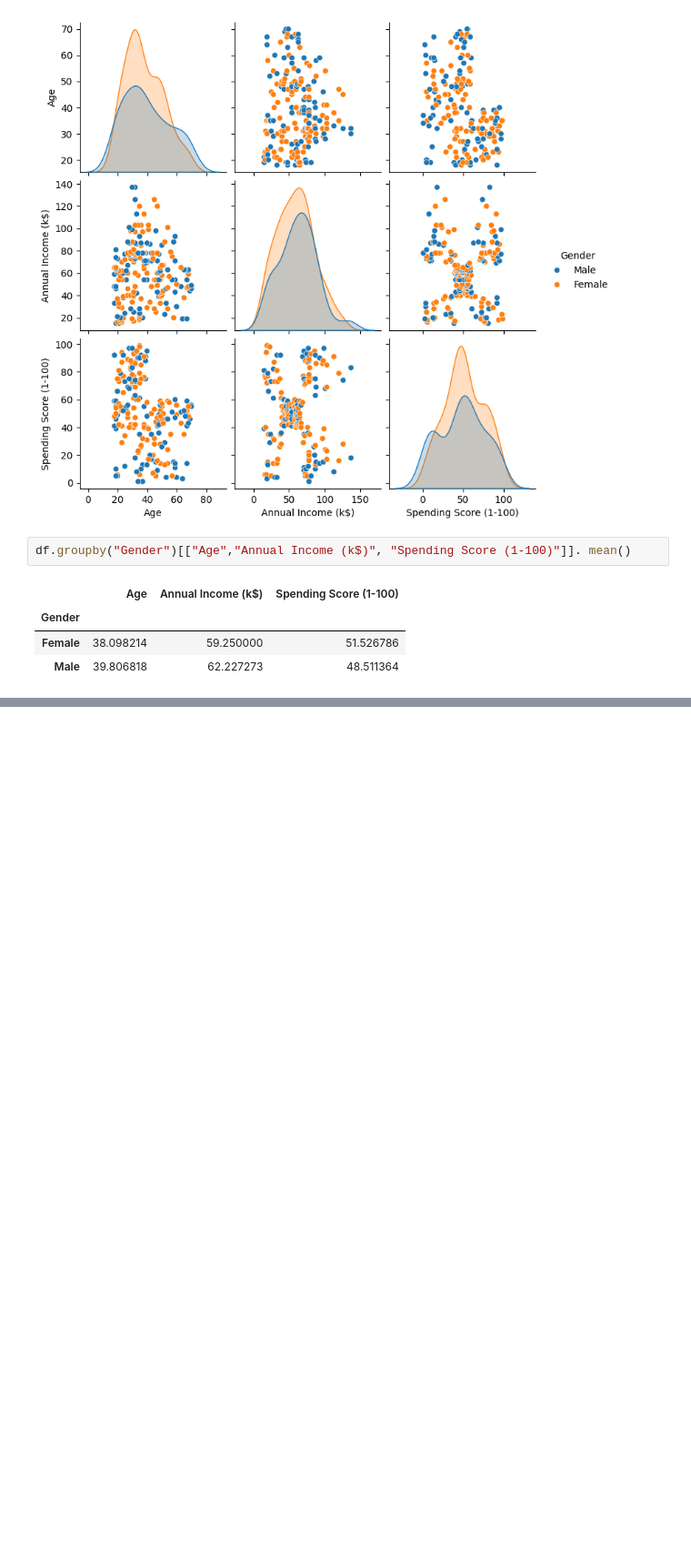
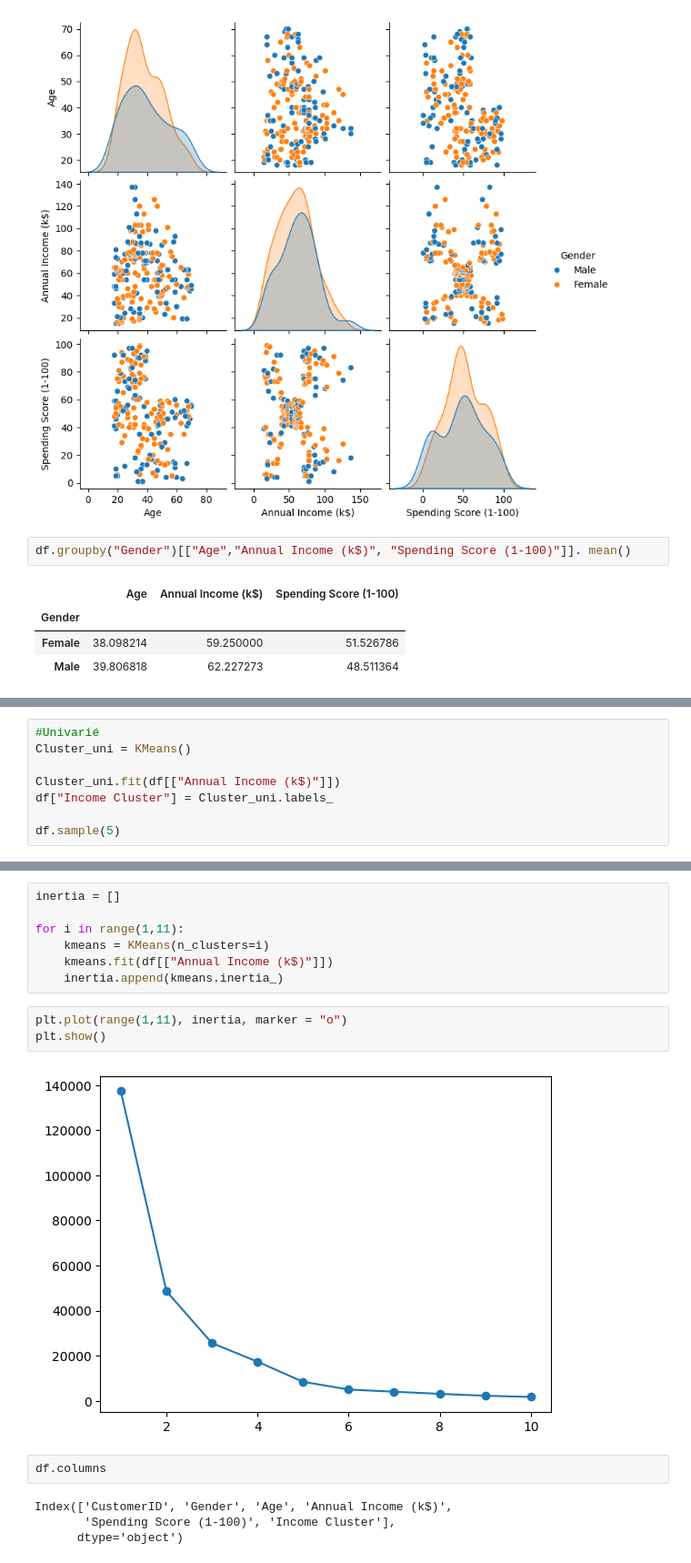
Before and after one commit to JWulfran/Machine-learning, a Jupyter notebook: Python_Customer_segmentation_&_clustering.ipynb, the cells around one changed output, grey strips where cells are left out. Shown at 91% size. Cells and saved outputs as stored; diff of their text form; blank space fills up the shorter version.

```diff
--- a/Python_Customer_segmentation_&_clustering.ipynb
+++ b/Python_Customer_segmentation_&_clustering.ipynb
@@ -90,0 +108,8 @@ sns.heatmap(df.drop(["CustomerID","Gender"], axis=1).corr(), annot=True, cmap="c
+# %%
+#Univarié
+Cluster_uni = KMeans()
+
+Cluster_uni.fit(df[["Annual Income (k$)"]])
+df["Income Cluster"] = Cluster_uni.labels_
+
+df.sample(5)
@@ -90,0 +136,18 @@ sns.heatmap(df.drop(["CustomerID","Gender"], axis=1).corr(), annot=True, cmap="c
+# %%
+inertia = []
+
+for i in range(1,11):
+    kmeans = KMeans(n_clusters=i)
+    kmeans.fit(df[["Annual Income (k$)"]])
+    inertia.append(kmeans.inertia_)
+# %%
+plt.plot(range(1,11), inertia, marker = "o")
+plt.show()
+# %% [output]
+[figure, added]
+# %%
+df.columns
+# %% [output]
+Index(['CustomerID', 'Gender', 'Age', 'Annual Income (k$)',
+       'Spending Score (1-100)', 'Income Cluster'],
+      dtype='object')
```
Also changed, not shown: parts of 13 cells of this notebook, 1 other file.
